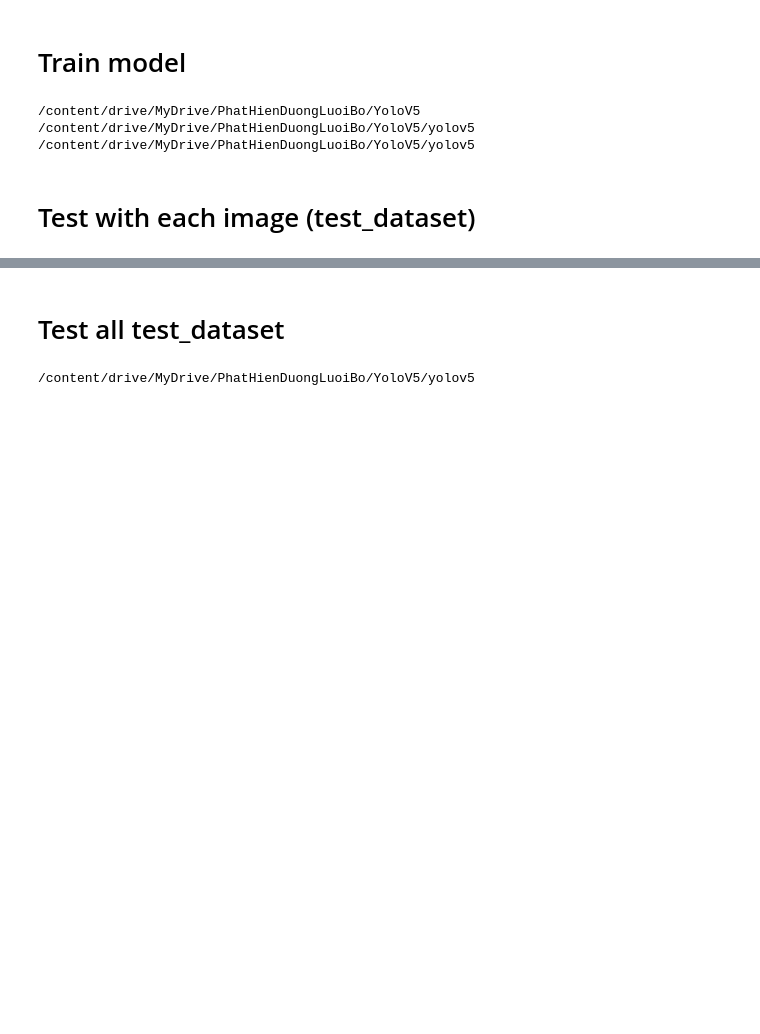
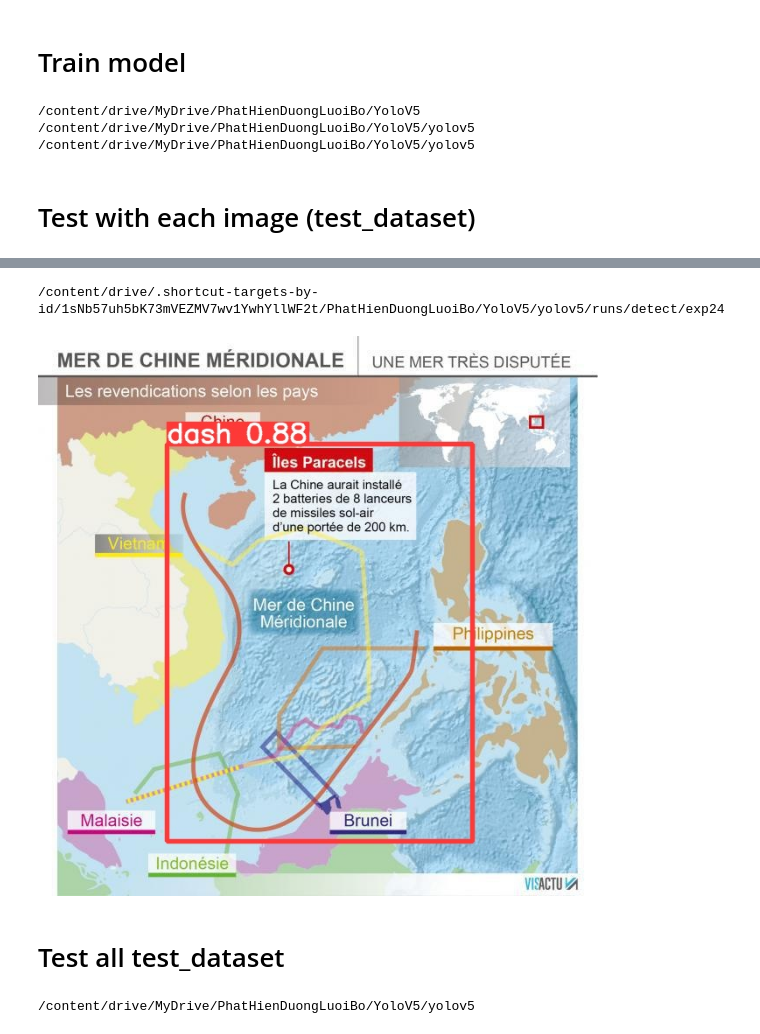
Before and after one commit to trankhanh2510/LuanVanCNTT, a Jupyter notebook: YoLoV5_nine-dash_line/yolov5_ninedashline.ipynb, the cells around one changed output, grey strips where cells are left out. Cells and saved outputs as stored; diff of their text form; code cells hidden in the pictures; blank space fills up the shorter version.

```diff
--- a/YoLoV5_nine-dash_line/yolov5_ninedashline.ipynb
+++ b/YoLoV5_nine-dash_line/yolov5_ninedashline.ipynb
@@ -295,2 +310,12 @@ Results saved to runs/detect/exp23
+# %%
+%cd /content/drive/MyDrive/PhatHienDuongLuoiBo/YoloV5/yolov5/runs/detect/exp24
+from google.colab.patches import cv2_imshow
+import matplotlib.pyplot as plt
+image = '013.jpg'
+img = cv2.imread(image)
+cv2_imshow(img)
+# %% [output]
+/content/drive/.shortcut-targets-by-id/1sNb57uh5bK73mVEZMV7wv1YwhYllWF2t/PhatHienDuongLuoiBo/YoloV5/yolov5/runs/detect/exp24
+[figure, added]
 # %%
 # import torch
```
Also changed, not shown: parts of 3 cells of this notebook.
